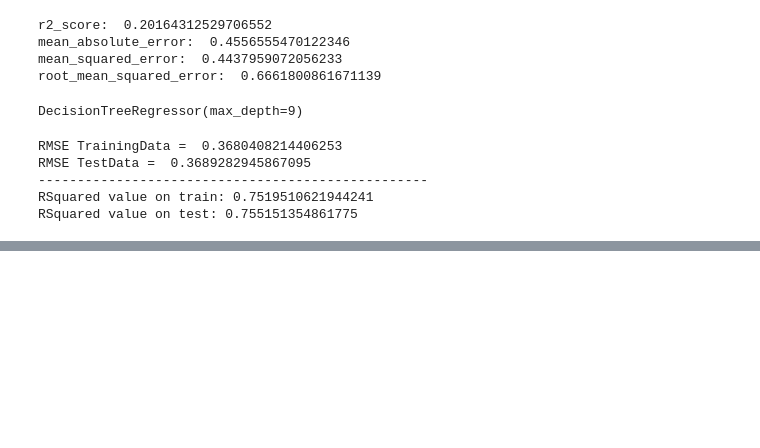
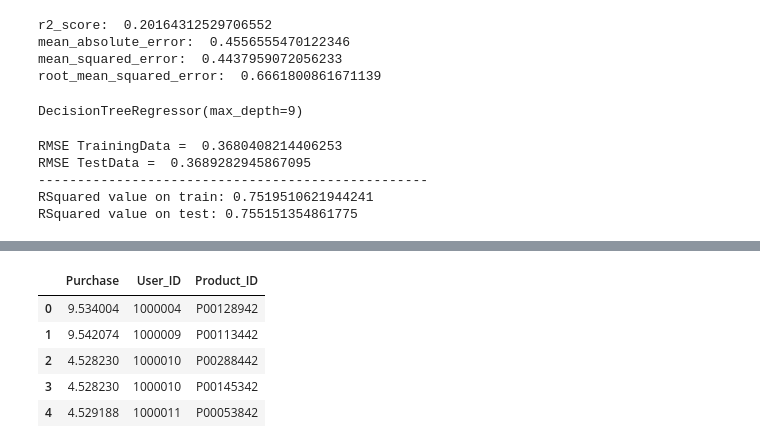
Before and after one commit to vrushalipr/black_friday_sale, a Jupyter notebook: black_friday_sale.ipynb, the cells around one changed output, grey strips where cells are left out. Drawn from its saved outputs; the diff is of its cells as text; code cells hidden in the pictures; blank space fills up the shorter version.

```diff
--- a/black_friday_sale.ipynb
+++ b/black_friday_sale.ipynb
@@ -346,0 +449,2 @@ RSquared value on test: 0.755151354861775
+# %%
+df_test= pd.get_dummies(df_test)
@@ -346,0 +459,3 @@ RSquared value on test: 0.755151354861775
+# %%
+test_preds= RF.predict(df_test)
+len(test_preds)
@@ -346,0 +464,5 @@ RSquared value on test: 0.755151354861775
+# %%
+id_frame=pd.read_csv('/content/test.csv')
+# %%
+ID_info= id_frame[["User_ID","Product_ID"]]
+ID_info.head()
@@ -346,0 +476,12 @@ RSquared value on test: 0.755151354861775
+# %%
+predictions= pd.DataFrame(test_preds, columns=["Purchase"])
+predictions["User_ID"]= ID_info["User_ID"]
+predictions["Product_ID"]= ID_info["Product_ID"]
+predictions.head()
+# %% [output]
+|  | Purchase | User_ID | Product_ID |
+| 0 | 9.534004 | 1000004 | P00128942 |
+| 1 | 9.542074 | 1000009 | P00113442 |
+| 2 | 4.528230 | 1000010 | P00288442 |
+| 3 | 4.528230 | 1000010 | P00145342 |
+| 4 | 4.529188 | 1000011 | P00053842 |
```
Also changed, not shown: parts of 16 cells of this notebook.
